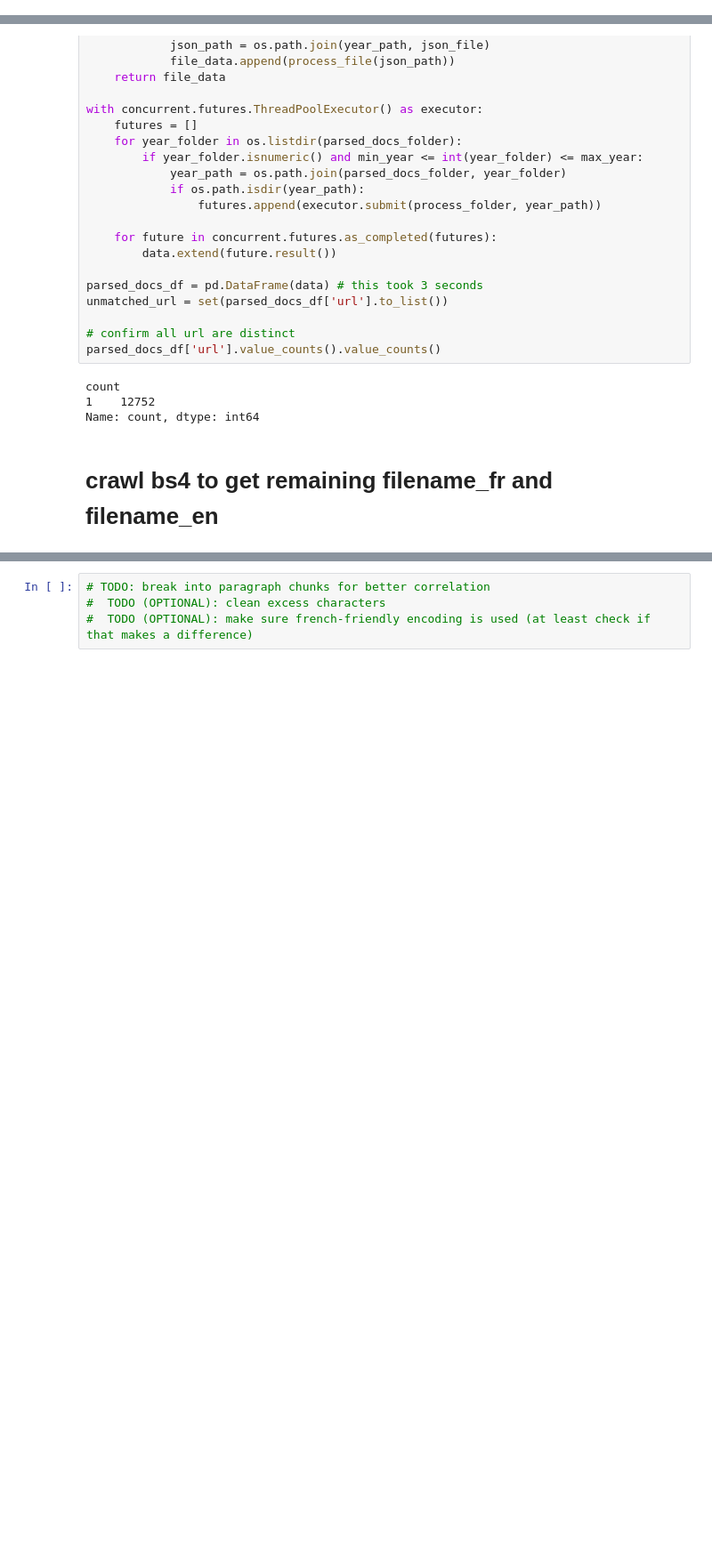
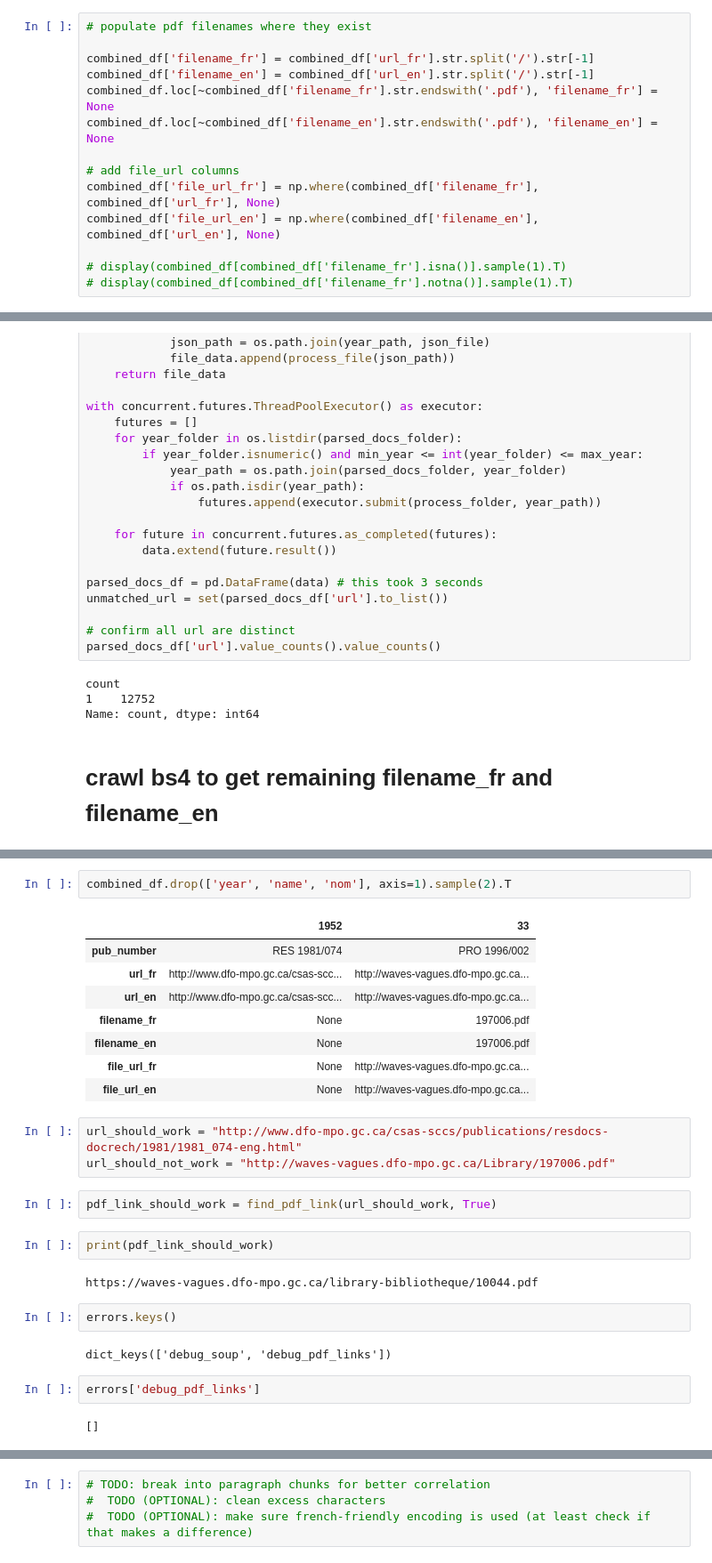
Before and after one commit to KevinCarr42/AI-Translation, a Jupyter notebook: fr_eng_correlation_bs4.ipynb, the cells around one changed output, grey strips where cells are left out. Shown at 89% size. Cells and saved outputs as stored; diff of their text form; blank space fills up the shorter version.

Commit message:
debugged bs4 crawler

```diff
--- a/fr_eng_correlation_bs4.ipynb
+++ b/fr_eng_correlation_bs4.ipynb
@@ -83,3 +50,17 @@ display(combined_df[combined_df['filename_fr'].notna()].sample(1).T)
+# %%
+# populate pdf filenames where they exist
+
+combined_df['filename_fr'] = combined_df['url_fr'].str.split('/').str[-1]
+combined_df['filename_en'] = combined_df['url_en'].str.split('/').str[-1]
+combined_df.loc[~combined_df['filename_fr'].str.endswith('.pdf'), 'filename_fr'] = None
+combined_df.loc[~combined_df['filename_en'].str.endswith('.pdf'), 'filename_en'] = None
+
+# add file_url columns
+combined_df['file_url_fr'] = np.where(combined_df['filename_fr'], combined_df['url_fr'], None)
+combined_df['file_url_en'] = np.where(combined_df['filename_en'], combined_df['url_en'], None)
+
+# display(combined_df[combined_df['filename_fr'].isna()].sample(1).T)
+# display(combined_df[combined_df['filename_fr'].notna()].sample(1).T)
 # %% [markdown]
 # import parsed publication url data
 # %%
@@ -128,0 +175,28 @@ Name: count, dtype: int64
+# %%
+combined_df.drop(['year', 'name', 'nom'], axis=1).sample(2).T
+# %% [output]
+|  | 1952 | 33 |
+| pub_number | RES 1981/074 | PRO 1996/002 |
+| url_fr | http://www.dfo-mpo.gc.ca/csas-scc... | http://waves-vagues.dfo-mpo.gc.ca... |
+| url_en | http://www.dfo-mpo.gc.ca/csas-scc... | http://waves-vagues.dfo-mpo.gc.ca... |
+| filename_fr | None | 197006.pdf |
+| filename_en | None | 197006.pdf |
+| file_url_fr | None | http://waves-vagues.dfo-mpo.gc.ca... |
+| file_url_en | None | http://waves-vagues.dfo-mpo.gc.ca... |
+# %%
+url_should_work = "http://www.dfo-mpo.gc.ca/csas-sccs/publications/resdocs-docrech/1981/1981_074-eng.html"
+url_should_not_work = "http://waves-vagues.dfo-mpo.gc.ca/Library/197006.pdf"
+# %%
+pdf_link_should_work = find_pdf_link(url_should_work, True)
+# %%
+print(pdf_link_should_work)
+# %% [output]
+https://waves-vagues.dfo-mpo.gc.ca/library-bibliotheque/10044.pdf
+# %%
+errors.keys()
+# %% [output]
+dict_keys(['debug_soup', 'debug_pdf_links'])
+# %%
+errors['debug_pdf_links']
+# %% [output]
+[]
```
Also changed, not shown: parts of 16 cells of this notebook.
